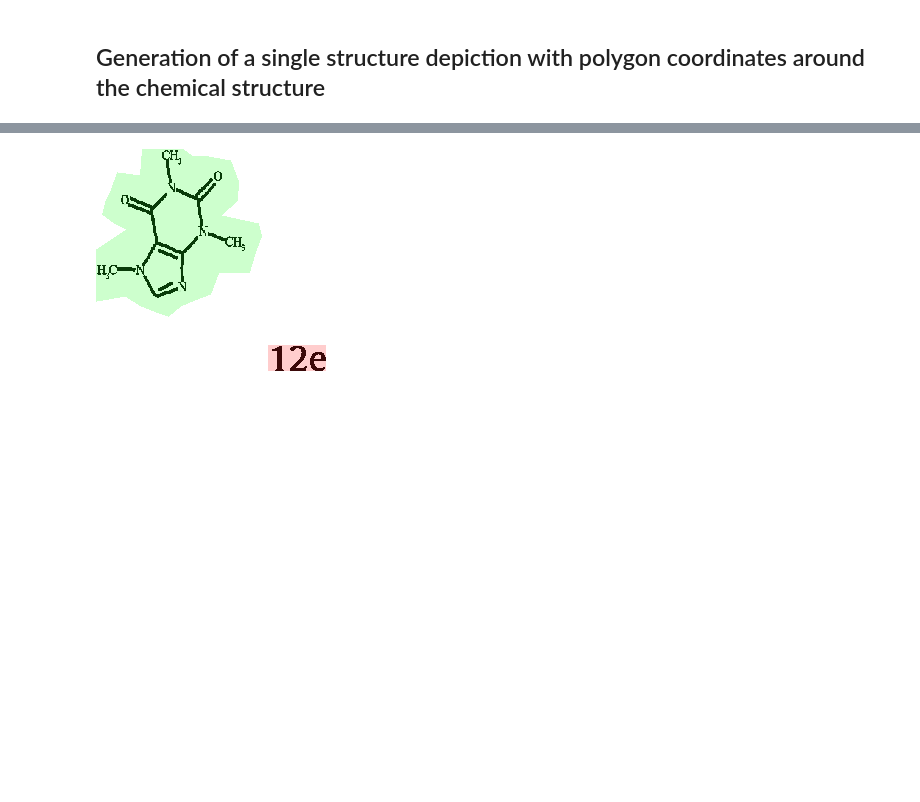
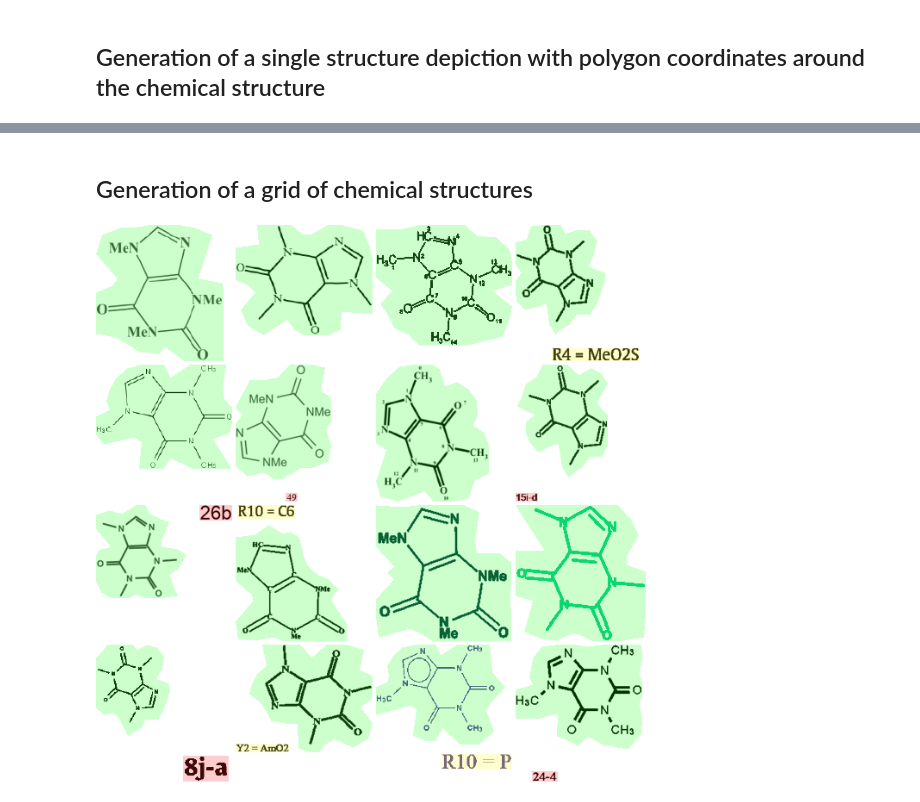
Before and after one commit to OBrink/chemical_page_segmentation_dataset, a Jupyter notebook: dataset_creation_notebook.ipynb, the cells around one changed output, grey strips where cells are left out. Cells and saved outputs as stored; diff of their text form; code cells hidden in the pictures; blank space fills up the shorter version.

```diff
--- a/dataset_creation_notebook.ipynb
+++ b/dataset_creation_notebook.ipynb
@@ -32,16 +22,7 @@ image
-# %%
-colour_dict = {
-    'chemical_structure': (0,255,0,50),
-    'chemical_ID': (255,0,0,50),
-}
-for region in annotation:
-    x_coords = region['shape_attributes']['all_points_x']
-    y_coords = region['shape_attributes']['all_points_y']
-    polygon = [(x_coords[n], y_coords[n]) for n in range(len(x_coords))]
-    draw = ImageDraw.Draw(image, 'RGBA')
-    colour = colour_dict[region['region_attributes']['type']]
-    draw.polygon(polygon, fill = colour)
-
-image
-# %% [output]
-[figure, removed]
+# %% [markdown]
+## Generation of a grid of chemical structures
+# %%
+image, annotation = dataset_creator.create_grid_of_chemical_structures()
+illustrate_annotations(image, annotation)
+# %% [output]
+[figure, added]
```
Also changed, not shown: parts of 21 cells of this notebook, 5 other files.
